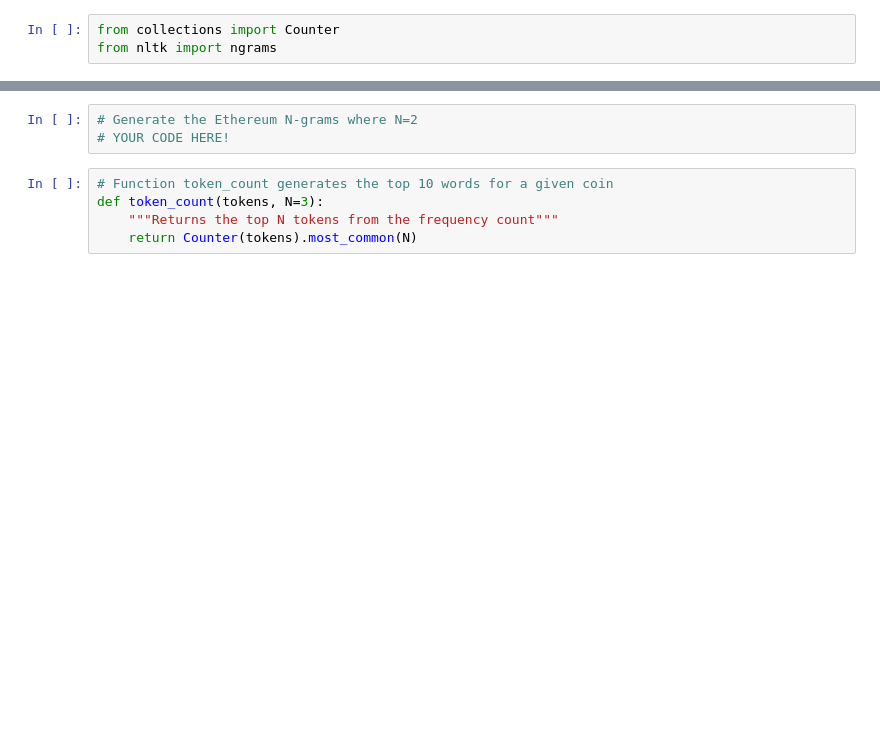
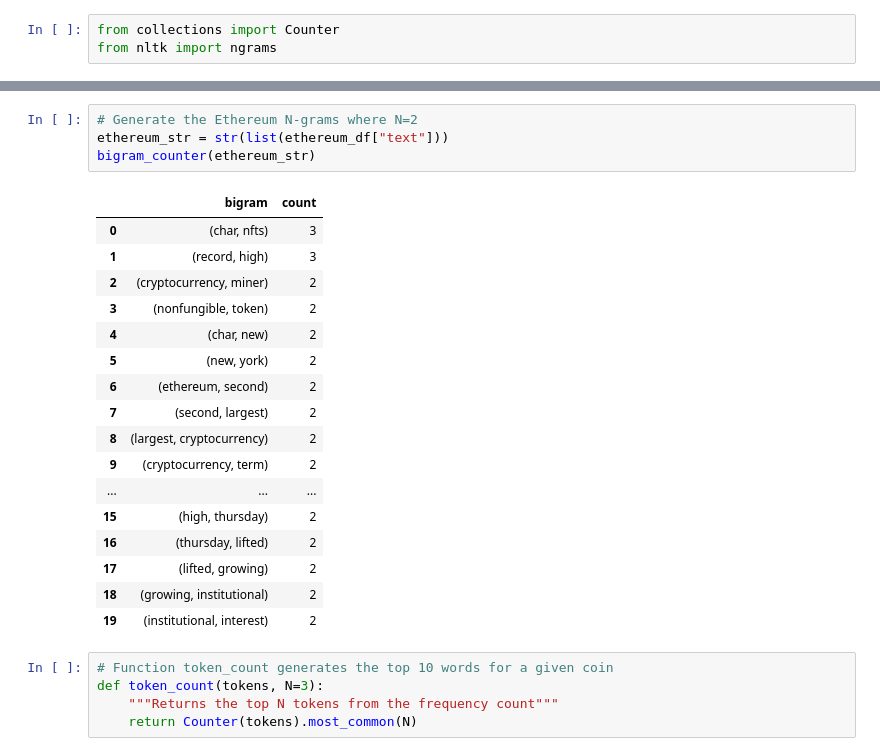
Before and after one commit to vweinblatt123/HW12-NLP, a Jupyter notebook: crypto_sentiment.ipynb, the cells around one changed output, grey strips where cells are left out. Saved outputs shown, nothing was run; the diff lists cells and outputs as text; blank space fills up the shorter version.

```diff
--- a/crypto_sentiment.ipynb
+++ b/crypto_sentiment.ipynb
@@ -261,6 +286,25 @@ from nltk import ngrams
 # %%
 # Generate the Ethereum N-grams where N=2
-# YOUR CODE HERE!
+ethereum_str = str(list(ethereum_df["text"]))
+bigram_counter(ethereum_str)
+# %% [output]
+|  | bigram | count |
+| 0 | (char, nfts) | 3 |
+| 1 | (record, high) | 3 |
+| 2 | (cryptocurrency, miner) | 2 |
+| 3 | (nonfungible, token) | 2 |
+| 4 | (char, new) | 2 |
+| 5 | (new, york) | 2 |
+| 6 | (ethereum, second) | 2 |
+| 7 | (second, largest) | 2 |
+| 8 | (largest, cryptocurrency) | 2 |
+| 9 | (cryptocurrency, term) | 2 |
+| ... | ... | ... |
+| 15 | (high, thursday) | 2 |
+| 16 | (thursday, lifted) | 2 |
+| 17 | (lifted, growing) | 2 |
+| 18 | (growing, institutional) | 2 |
+| 19 | (institutional, interest) | 2 |
 # %%
 # Function token_count generates the top 10 words for a given coin
 def token_count(tokens, N=3):
```
Also changed, not shown: parts of 5 cells of this notebook.
